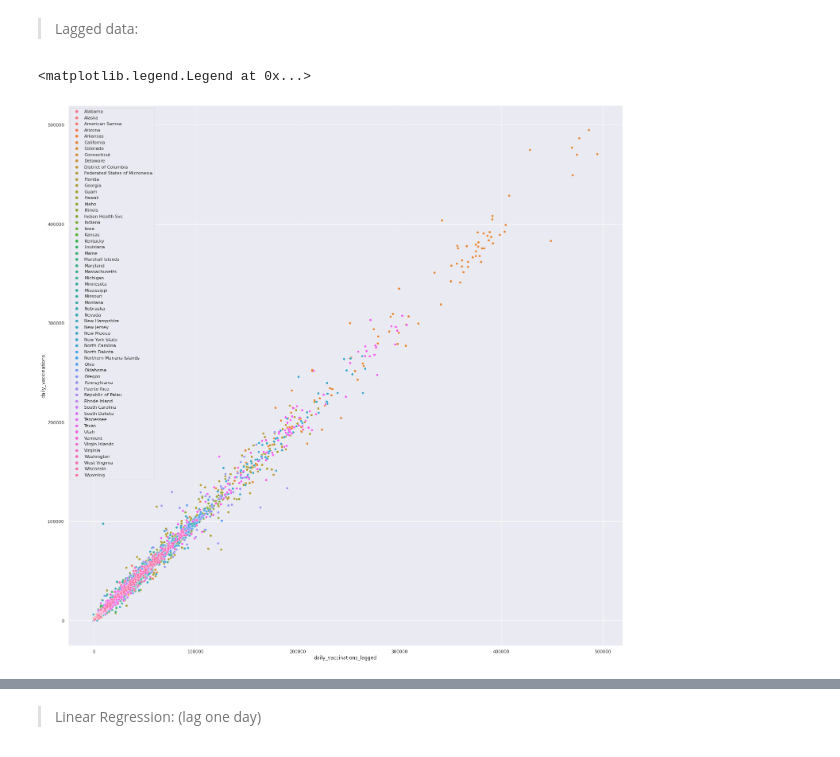
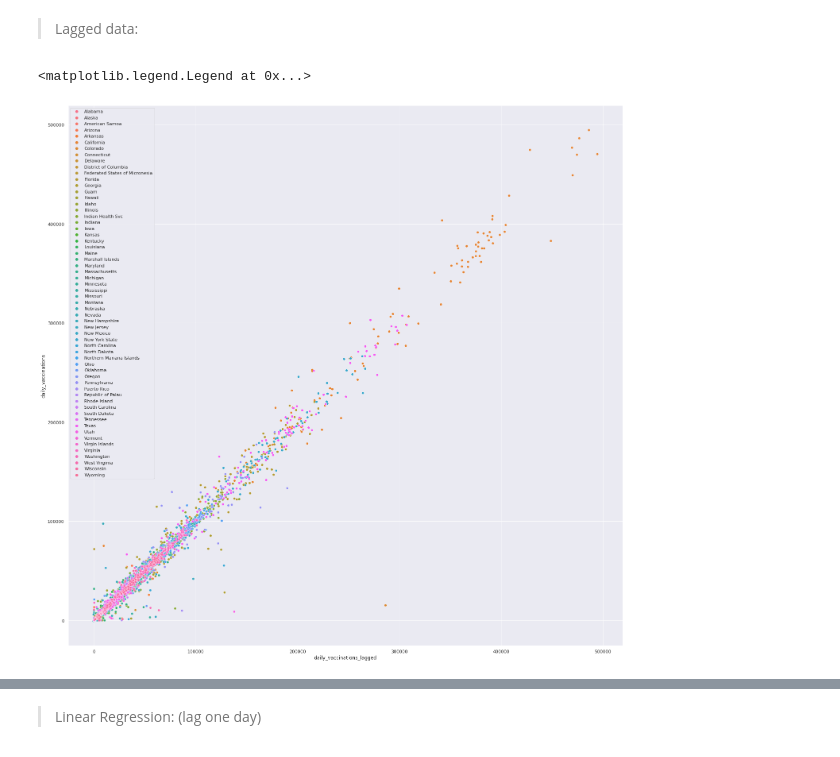
Before and after one commit to juno-yuu/COVID-Vaccine-and-Biotech-industry, a Jupyter notebook: Final_Project.ipynb, the cells around one changed output, grey strips where cells are left out. Drawn from its saved outputs; the diff is of its cells as text; code cells hidden in the pictures.

```diff
--- a/Final_Project.ipynb
+++ b/Final_Project.ipynb
@@ -17,7 +17,7 @@ vacci = pd.read_csv("/content/COVID-Vaccine-and-Biotech-industry/us_state_vaccin
 # %% [markdown]
 # Data Cleaning and Selection
 # %%
-# vacci = vacci.dropna()
+vacci = vacci.dropna()
 # %%
 vacci.info()
 # %% [output]
@@ -83,11 +82,11 @@ plt.show()
 > Lagged data:
 # %%
 plt.figure(figsize = [25, 25])
-ax = sns.scatterplot(x = 'daily_vaccinations_lagged', y = 'daily_vaccinations', data = test, hue = 'location', legend = 'brief')
+ax = sns.scatterplot(x = 'daily_vaccinations_lagged', y = 'daily_vaccinations', data = vacci, hue = 'location', legend = 'brief')
 ax.legend(loc='center left', bbox_to_anchor=(1.25, 0.5), ncol=1)
 plt.legend(loc = 2)
 # %% [output]
 <matplotlib.legend.Legend at 0x...>
-[figure, old version]
+[figure, new version]
 # %%
 plt.figure(figsize = [10, 10])
```
Also changed, not shown: parts of 15 cells of this notebook.
